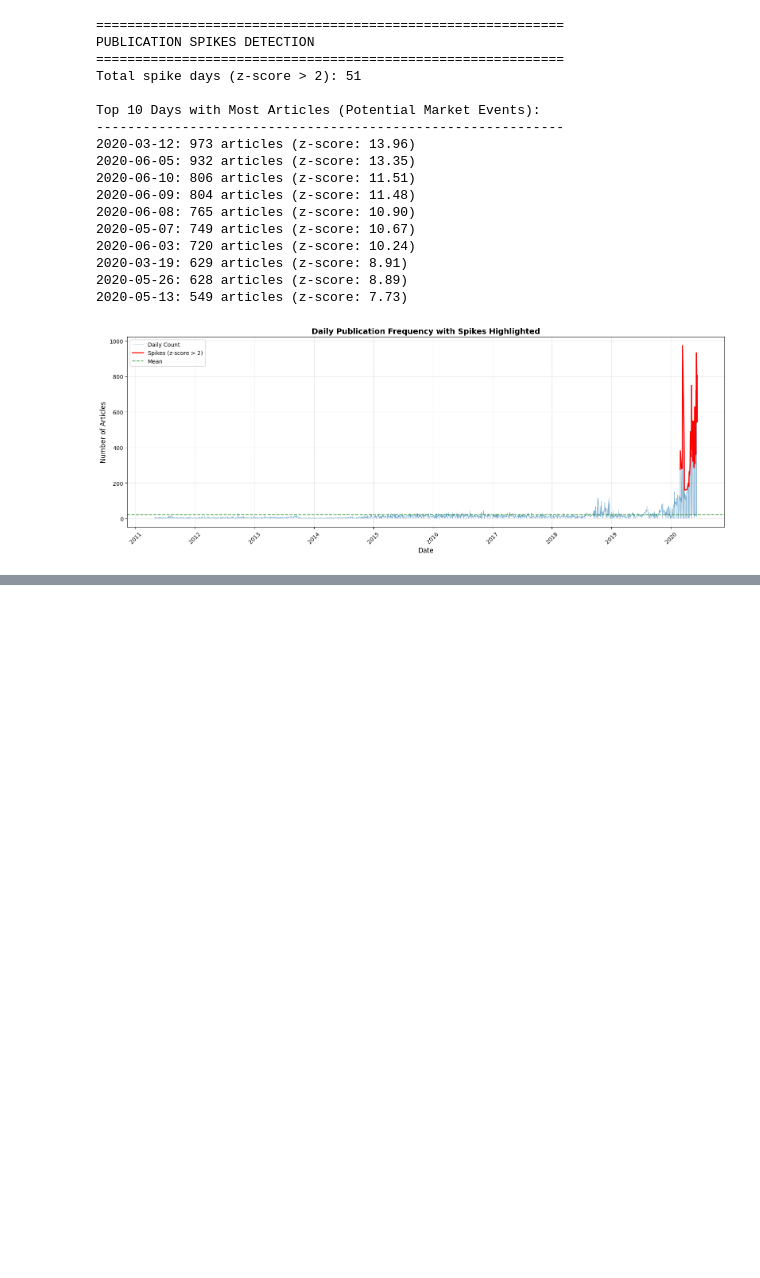
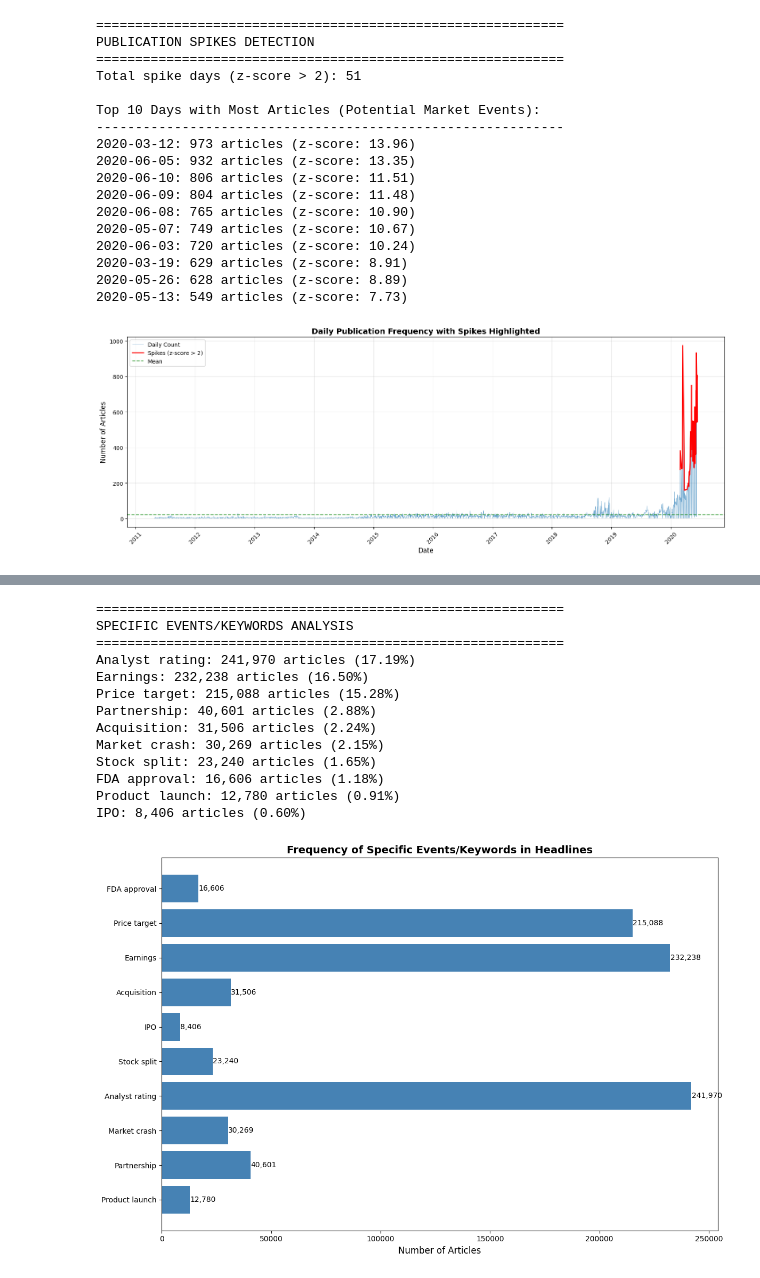
Before and after one commit to Zufan-Hadgu/Financial-news-dataset-analysis, a Jupyter notebook: notebooks/row_anlysis_eda.ipynb, the cells around one changed output, grey strips where cells are left out. Cells and saved outputs as stored; diff of their text form; code cells hidden in the pictures; blank space fills up the shorter version.

```diff
--- a/notebooks/row_anlysis_eda.ipynb
+++ b/notebooks/row_anlysis_eda.ipynb
@@ -452,0 +425,68 @@ plt.show()
+# %%
+# Search for Specific Events/Keywords (FDA approval, price target, earnings, etc.)
+specific_keywords = {
+    'FDA approval': ['fda', 'approval', 'approved'],
+    'Price target': ['price target', 'target price', 'pt', 'price'],
+    'Earnings': ['earnings', 'eps', 'revenue', 'profit'],
+    'Acquisition': ['acquisition', 'acquire', 'merger', 'buyout'],
+    'IPO': ['ipo', 'initial public offering', 'going public'],
+    'Stock split': ['stock split', 'split', 'dividend'],
+    'Analyst rating': ['upgrade', 'downgrade', 'rating', 'buy', 'sell', 'hold'],
+    'Market crash': ['crash', 'plunge', 'drop', 'fall', 'decline'],
+    'Partnership': ['partnership', 'partner', 'collaboration', 'deal'],
+    'Product launch': ['launch', 'release', 'unveil', 'introduce']
+}
+
+# Function to search for keywords in headlines
+def search_keywords(headline, keywords):
+    headline_lower = str(headline).lower()
+    matches = []
+    for keyword in keywords:
+        if keyword in headline_lower:
+            matches.append(keyword)
+    return matches
+
+# Count occurrences of each event type
+event_counts = {}
+for event_name, keywords in specific_keywords.items():
+    count = 0
+    for headline in df['headline']:
+        if search_keywords(headline, keywords):
+            count += 1
+    event_counts[event_name] = count
+
+# Display results
+print("=" * 60)
+print("SPECIFIC EVENTS/KEYWORDS ANALYSIS")
+print("=" * 60)
+for event, count in sorted(event_counts.items(), key=lambda x: x[1], reverse=True):
+    percentage = (count / len(df)) * 100
+    print(f"{event}: {count:,} articles ({percentage:.2f}%)")
+
+# Visualize
+events = list(event_counts.keys())
+counts = list(event_counts.values())
+plt.figure(figsize=(12, 8))
+plt.barh(events, counts, color='steelblue')
+plt.xlabel('Number of Articles', fontsize=12)
+plt.title('Frequency of Specific Events/Keywords in Headlines', fontsize=14, fontweight='bold')
+plt.gca().invert_yaxis()
+for i, v in enumerate(counts):
+    plt.text(v + 100, i, f'{v:,}', va='center')
+plt.tight_layout()
+plt.show()
+# %% [output]
+============================================================
+SPECIFIC EVENTS/KEYWORDS ANALYSIS
+============================================================
+Analyst rating: 241,970 articles (17.19%)
+Earnings: 232,238 articles (16.50%)
+Price target: 215,088 articles (15.28%)
+Partnership: 40,601 articles (2.88%)
+Acquisition: 31,506 articles (2.24%)
+Market crash: 30,269 articles (2.15%)
+Stock split: 23,240 articles (1.65%)
+FDA approval: 16,606 articles (1.18%)
+Product launch: 12,780 articles (0.91%)
+IPO: 8,406 articles (0.60%)
+[figure, added]
```
Also changed, not shown: parts of 16 cells of this notebook.
